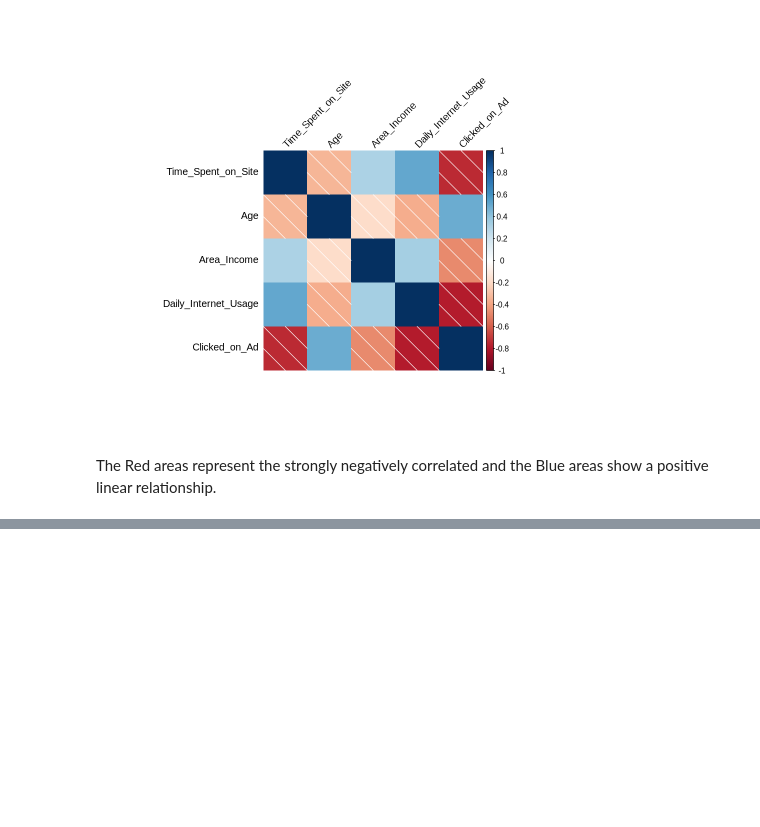
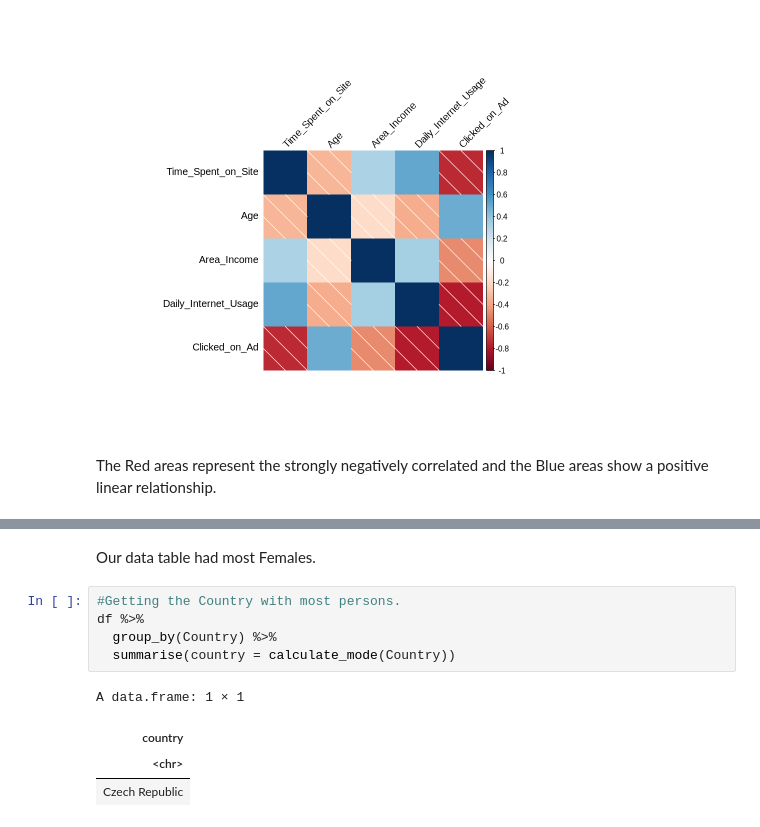
Before and after one commit to BrianChegeGichau/TimeSeriesAnalysis, a Jupyter notebook: CustomerAdAnalysis.ipynb, the cells around one changed output, grey strips where cells are left out. Cells and saved outputs as stored; diff of their text form; blank space fills up the shorter version.

```diff
--- a/CustomerAdAnalysis.ipynb
+++ b/CustomerAdAnalysis.ipynb
@@ -473,0 +600,12 @@ summary(df)
+# %% [markdown]
+Our data table had most Females.
+# %%
+#Getting the Country with most persons.
+df %>%
+  group_by(Country) %>%
+  summarise(country = calculate_mode(Country))
+# %% [output]
+A data.frame: 1 × 1
+| country |
+| <chr> |
+| Czech Republic |
```
Also changed, not shown: parts of 33 cells of this notebook.
